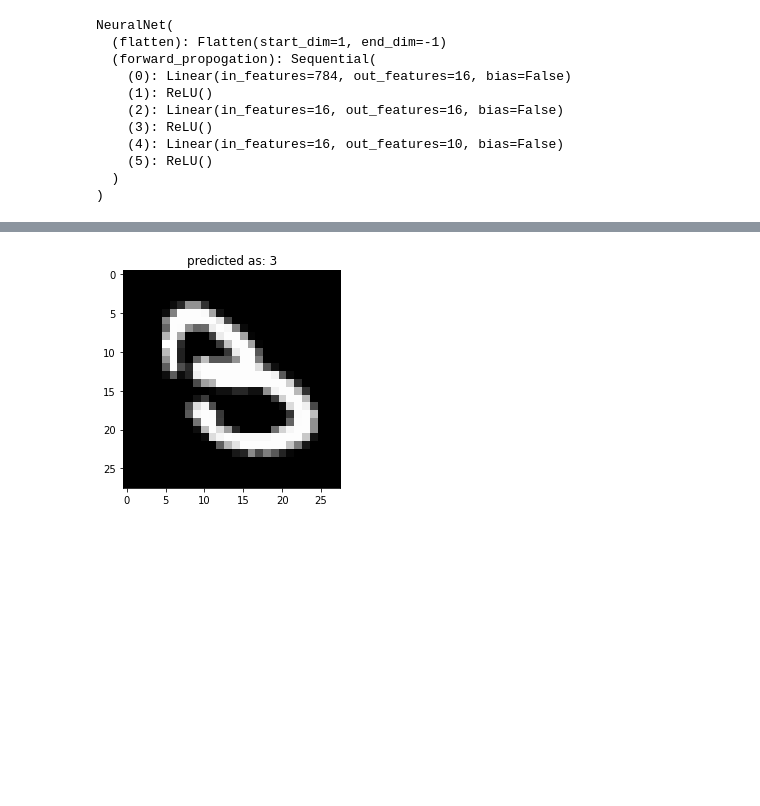
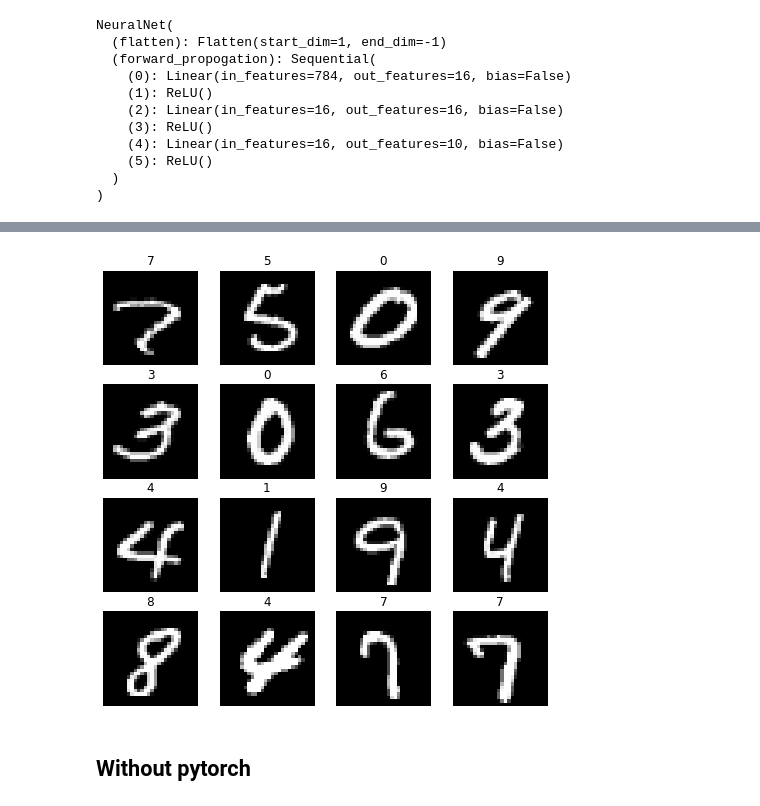
Before and after one commit to Panas18/Mnist-Handwritten, a Jupyter notebook: mnist-handwriting.ipynb, the cells around one changed output, grey strips where cells are left out. Cells and saved outputs as stored; diff of their text form; code cells hidden in the pictures; blank space fills up the shorter version.

```diff
--- a/mnist-handwriting.ipynb
+++ b/mnist-handwriting.ipynb
@@ -92,7 +87,10 @@ def train(data_dataloader,label_dataloader , model, loss_fn, optimizer):
     size = len(data_dataloader.dataset)
     for batch, (x, y) in enumerate(zip(data_dataloader, label_dataloader)):
         pred = model(x)
+
         loss = loss_fn(pred, y)
+        cat =  torch.argmax(pred, dim=1)
+        accuracy = (cat == y).float().mean()
 
         optimizer.zero_grad()
         loss.backward()
@@ -100,7 +98,8 @@ def train(data_dataloader,label_dataloader , model, loss_fn, optimizer):
 
         if batch % 100 == 0:
             loss, current = loss.item(), batch* len(x)
-            print(f"Loss: {loss:>7f}   [{current:>5d}/{size:>5d}]")
+            print(f"Loss: {loss:>7f}   [{current:>5d}/{size:>5d}] Accuracy: {accuracy * 100:>7f}")
+            print(f"Accuracy: {accuracy:>7f}")
 # %%
 def test(data_dataloader, label_dataloader, model):
     size = len(data_dataloader.dataset)
@@ -110,10 +109,12 @@ def test(data_dataloader, label_dataloader, model):
         for (x, y) in zip(data_dataloader, label_dataloader):
             pred = model(x)
             test_loss += loss_fn(pred, y).item()
+            correct += (pred.argmax(1) == y).type(torch.float).sum().item()
     test_loss /= size
-    print(f"Test Error: \n Avg loss: {test_loss:>8f} \n")
+    accurate /= size
+    print(f"\n Test Error: \n Avg loss: {test_loss:>8f} Test Accuracy:{accurate} \n")
 # %%
-epochs = 5
+epochs = 1
 for t in range(epochs):
     print(f"Epoch {t+1}\n----------------------")
     train(train_data_loader, train_label_loader, model, loss_fn, optimizer)
@@ -139,13 +141,20 @@ Test Error:
 # %%
 model.eval()
-pred = 18
-x, y = test_data[pred], test_label[pred]
-x = torch.as_tensor(x.reshape(1, 28, 28), dtype = torch.float32)
-with torch.no_grad():
-    pred = model(x)
-    x = x.reshape(28, 28)
-    plt.imshow(x, cmap='gray')
-    predicted, actual = pred[0].argmax(0), y
-    plt.title(f"predicted as: {predicted}")
+row , col = 4, 4
+figure = plt.figure(figsize=(8,8))
+for i in range(1, row*col+1):
+    index = random.randint(1, len(test_data))
+    x, y = test_data[index], test_label[index]
+    x = torch.as_tensor(x.reshape(1, 28, 28), dtype=torch.float32)
+    with torch.no_grad():
+        pred = model(x)
+        x = x.reshape(28, 28)
+        predicted_num = pred[0].argmax(0).item()
+        figure.add_subplot(row, col, i)
+        plt.title(predicted_num)
+        plt.axis('off')
+        plt.imshow(x, cmap='gray')
 # %% [output]
-[figure, old version]
+[figure, new version]
+# %% [markdown]
+## Without pytorch
```
Also changed, not shown: parts of 3 cells of this notebook.
